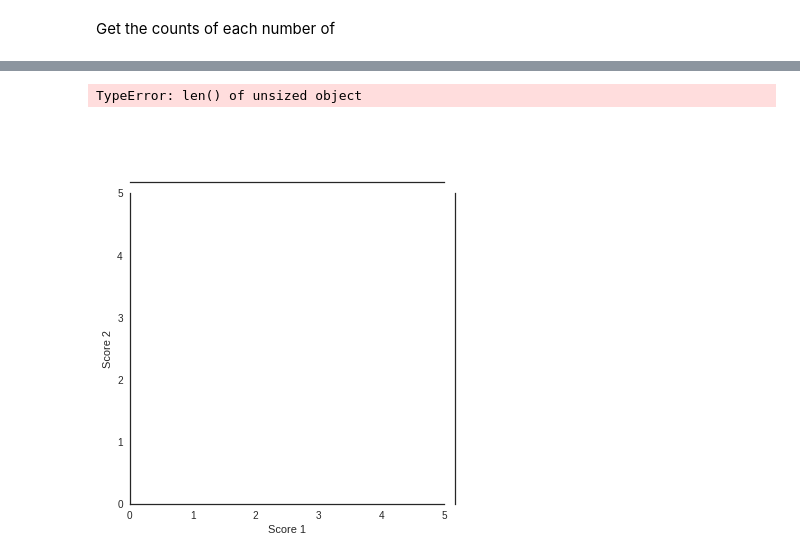
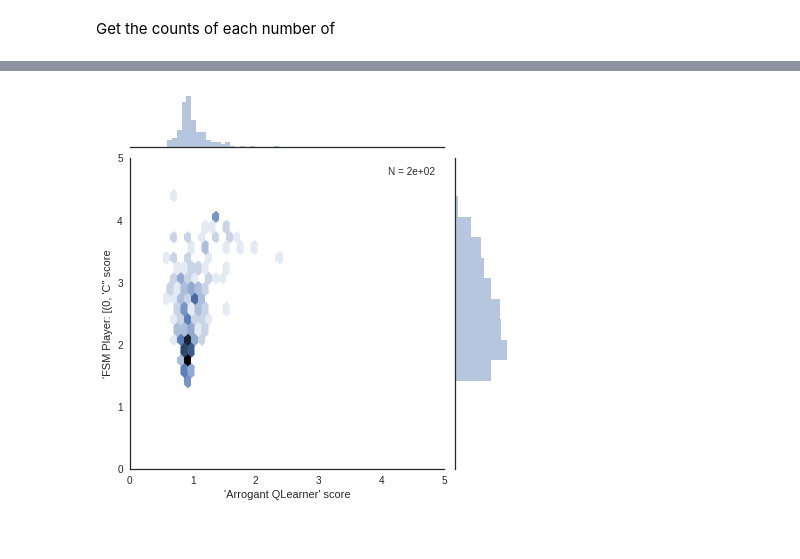
Before and after one commit to Axelrod-Python/axelrod-moran, a Jupyter notebook: nbs/main.ipynb, the cells around one changed output, grey strips where cells are left out. Saved outputs shown, nothing was run; the diff lists cells and outputs as text; code cells hidden in the pictures.

```diff
--- a/nbs/main.ipynb
+++ b/nbs/main.ipynb
@@ -97,17 +121,16 @@ Name: 0, dtype: object
 # %%
 t_df = df[(df["Player 1"] == max_pair[0]) & (df["Player 2"] == max_pair[1])]
 
 def N(x, y):
     return len(x)
 
 sns.set(style="white", color_codes=True)
 ax = sns.jointplot(t_df["Score 1"], t_df["Score 2"], stat_func=N,
                    kind="hex", xlim=(0, 5), ylim=(0,5))
-ax.set_axis_labels(*["\'{}\' score".format(max_pair[i]) for i in range(2)])
+ax.set_axis_labels(*["\'{}\' score".format(max_pair[i][:20]) for i in range(2)])
 ax.savefig("../img/players_with_most_scores.pdf");
 # %% [output]
-TypeError: len() of unsized object
-[figure, old version]
+[figure, new version]
 # %%
 len(t_df["Score 1"])
 # %% [output]
```
Also changed, not shown: parts of 16 cells of this notebook, 16 other files.
